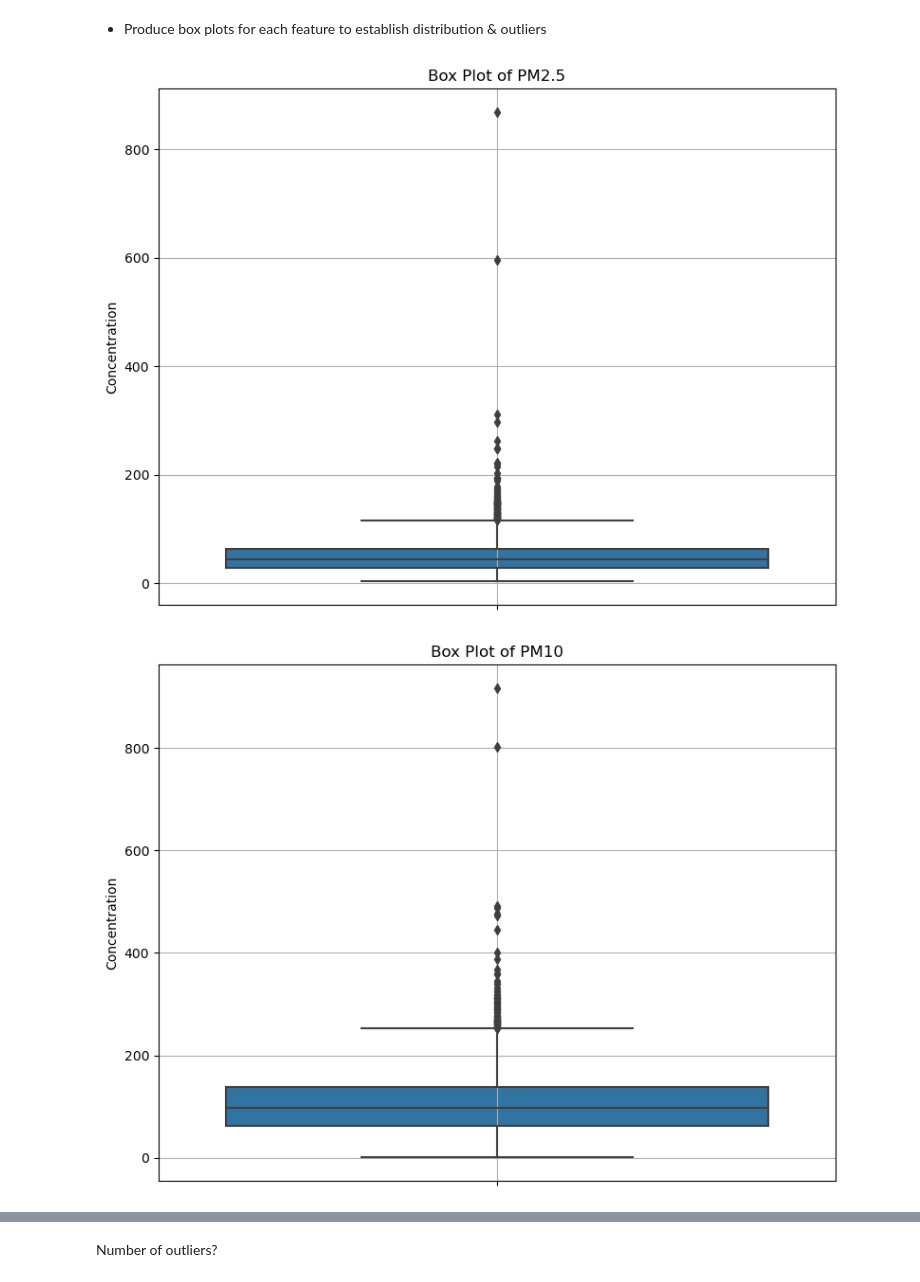
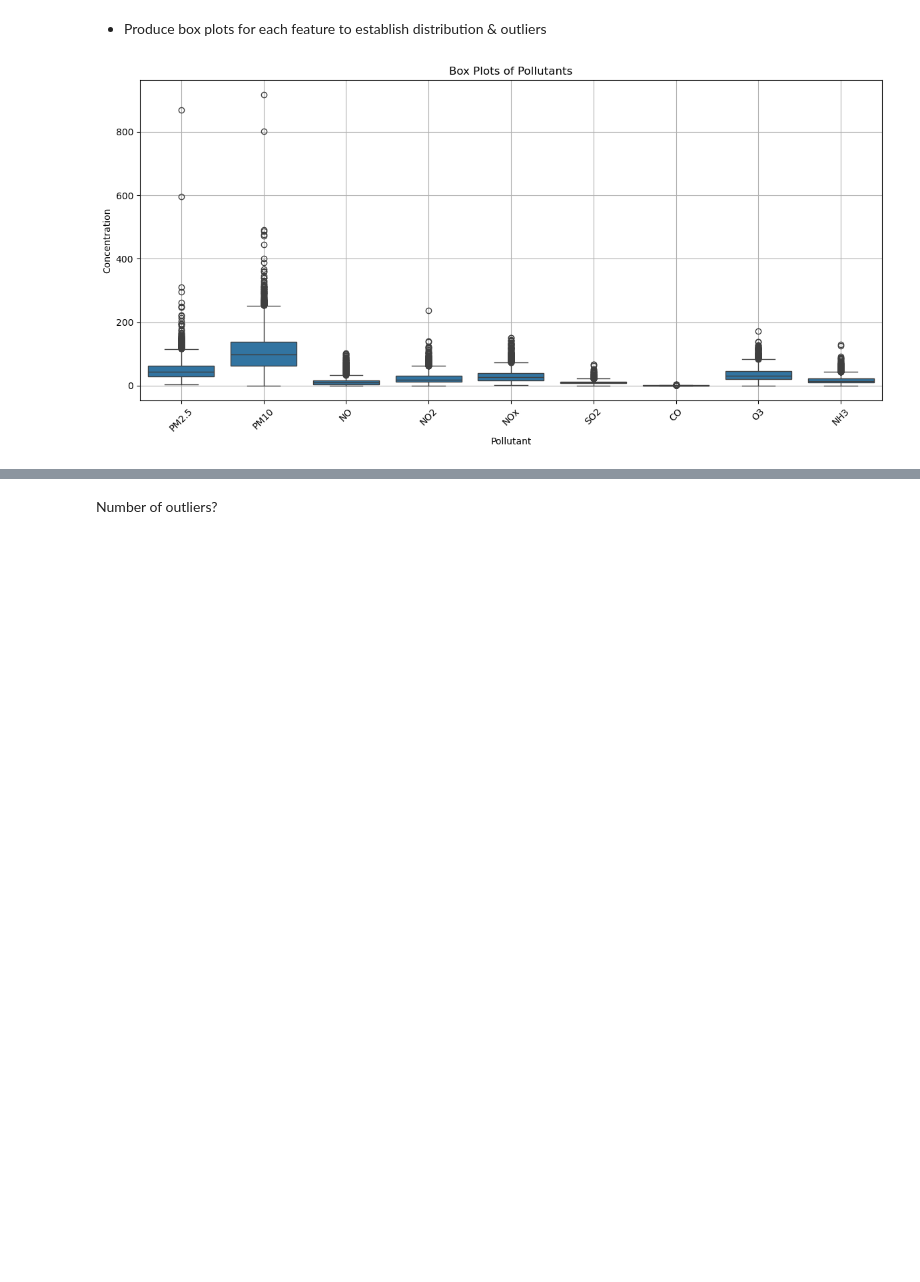
Before and after one commit to Luke1709/CSC-40080, a Jupyter notebook: EDA.ipynb, the cells around one changed output, grey strips where cells are left out. Saved outputs shown, nothing was run; the diff lists cells and outputs as text; code cells hidden in the pictures; blank space fills up the shorter version.

```diff
--- a/EDA.ipynb
+++ b/EDA.ipynb
@@ -132,22 +132,30 @@ for city in regions:
 # %% [markdown]
 - Produce box plots for each feature to establish distribution & outliers
 # %%
+import matplotlib.pyplot as plt
+import seaborn as sns
+import pandas as pd
+
+# Prepare the data (assuming 'data' is your DataFrame)
 pollutants = ['PM2.5', 'PM10', 'NO', 'NO2', 'NOx', 'SO2', 'CO', 'O3', 'NH3']
 
-for pollutant in pollutants:
-    plt.figure(figsize=(8, 6))  # Set the figure size for each plot
+# Create a box plot with all pollutants in one figure
+plt.figure(figsize=(12, 6))  # Adjust the size of the entire figure
 
-    # Create a boxplot for the current pollutant
-    sns.boxplot(y=data[pollutant])
+# Melt the data to bring it into long-form for seaborn
+data_melted = pd.melt(data[pollutants], var_name='Pollutant', value_name='Concentration')
 
-    # Customize the plot
-    plt.title(f"Box Plot of {pollutant}")
-    plt.ylabel("Concentration")
-    plt.grid(True)
+# Create the boxplot
+sns.boxplot(x='Pollutant', y='Concentration', data=data_melted)
 
-    # Show the plot
-    plt.tight_layout()
-    plt.show()
+# Customize the plot
+plt.title("Box Plots of Pollutants")
+plt.ylabel("Concentration")
+plt.xticks(rotation=45)  # Rotate the x-axis labels for better readability
+plt.grid(True)
+
+# Show the plot
+plt.tight_layout()
+plt.show()
 # %% [output]
-[figure, old version]
+[figure, new version]
-[figure, removed]
```
Also changed, not shown: parts of 4 cells of this notebook.
